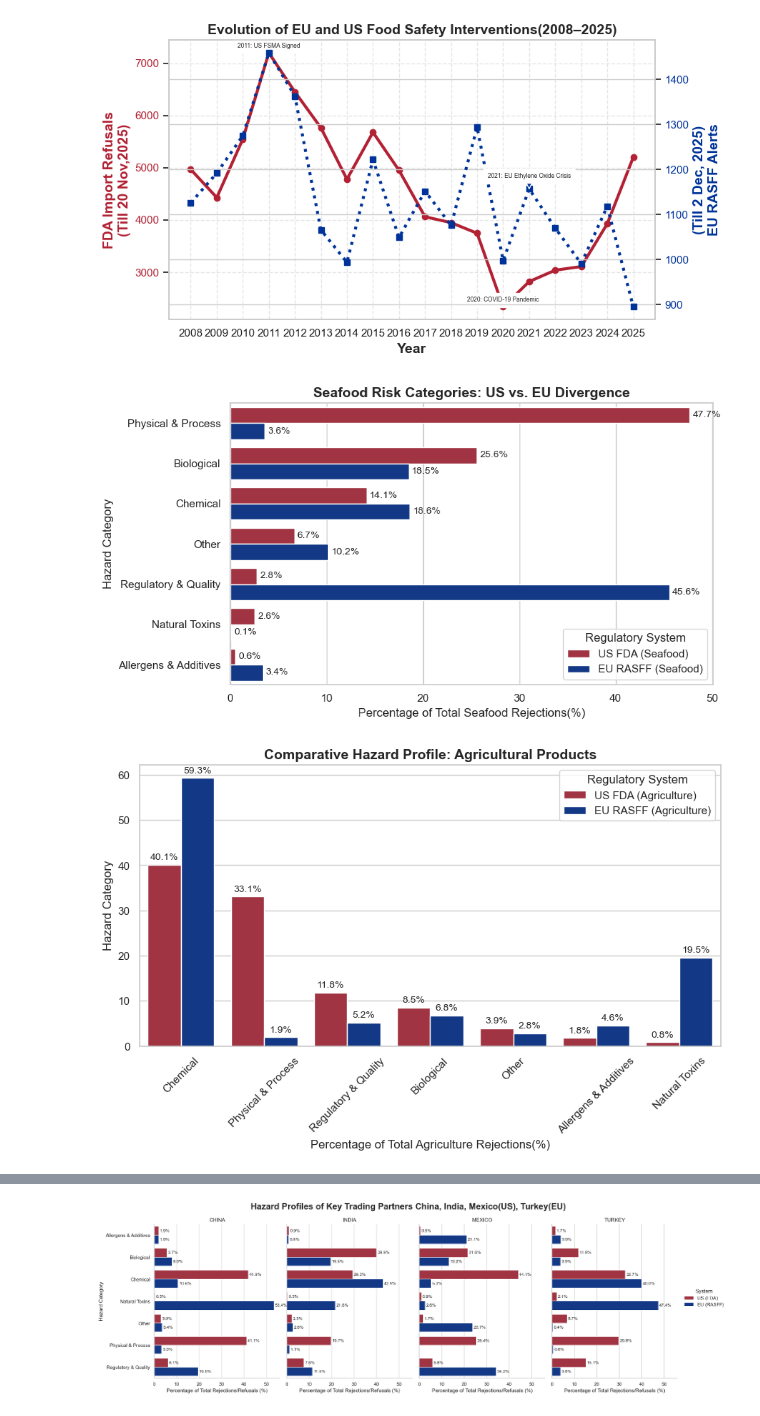
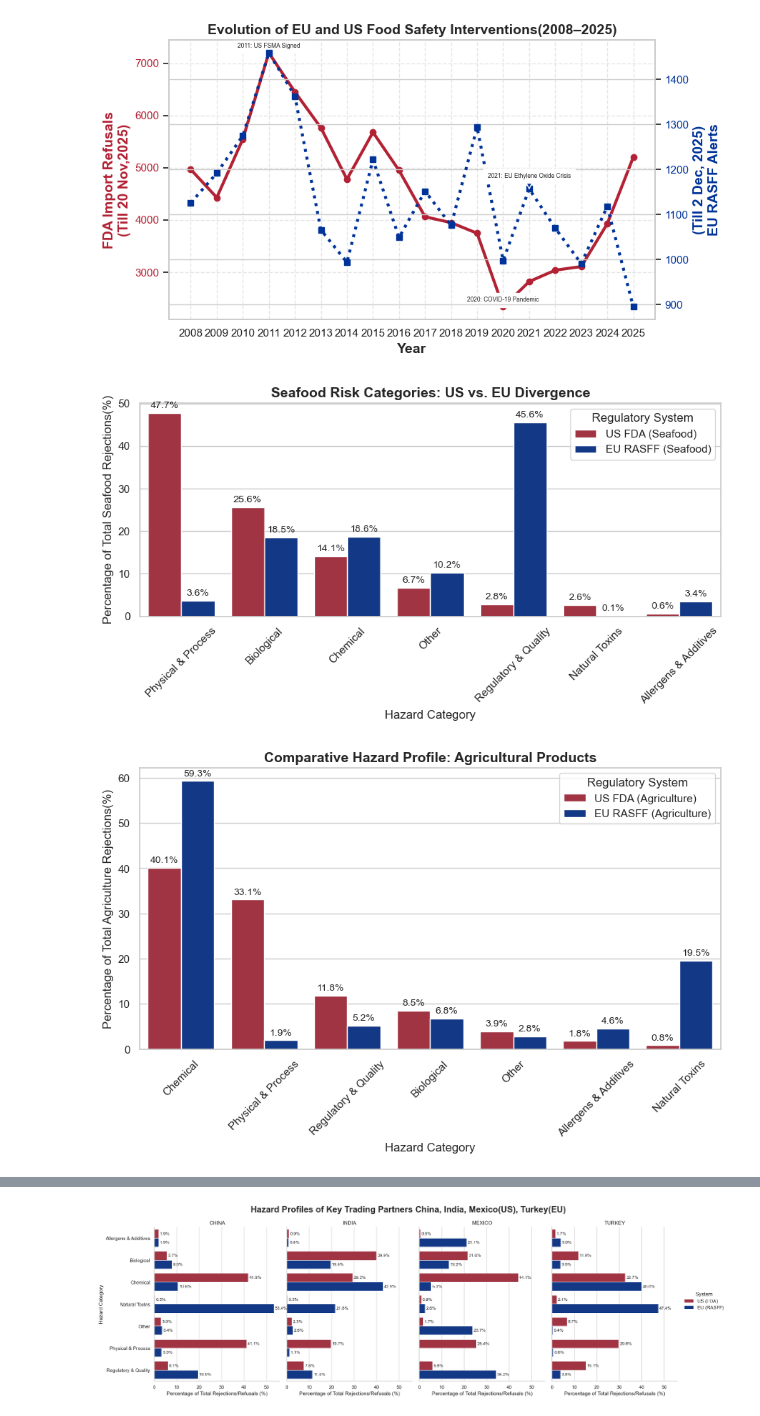
Before and after one commit to shafinahamed9/FDA-RASFF-Comparative-Analysis, a Jupyter notebook: EU_US_Data_Visualization.ipynb, the cells around one changed output, grey strips where cells are left out. Drawn from its saved outputs; the diff is of its cells as text; code cells hidden in the pictures.

```diff
--- a/EU_US_Data_Visualization.ipynb
+++ b/EU_US_Data_Visualization.ipynb
@@ -242,40 +233,41 @@ fda_risks['Source'] = 'US FDA (Seafood)'
 rasff_risks = rasff_vegetable['Hazard_Group'].value_counts(normalize=True).reset_index()
 rasff_risks.columns = ['Hazard_Group', 'Percentage']
 rasff_risks['Source'] = 'EU RASFF (Seafood)'
 
 # Combine
 Vegetable_comparison = pd.concat([fda_risks, rasff_risks])
 Vegetable_comparison['Percentage'] = Vegetable_comparison['Percentage'] * 100
 
 # 3. PLOT THE COMPARISON
 plt.figure(figsize=(9, 5))
 sns.set_theme(style="whitegrid")
 
 ax = sns.barplot(
     data=Vegetable_comparison,
-    y='Hazard_Group',
-    x='Percentage',
+    x='Hazard_Group',
+    y='Percentage',
     hue='Source',
     palette={'EU RASFF (Seafood)': '#003399', 'US FDA (Seafood)': '#B22234'},
-    orient='h'
+    orient='v'
 )
 
 # Add Labels to bars
 for container in ax.containers:
     ax.bar_label(container, fmt='%.1f%%', padding=3, fontsize=10, weight = 300)
 
 
 # Styling
 plt.title('Seafood Risk Categories: US vs. EU Divergence', fontsize=14, fontweight='bold')
-plt.xlabel('Percentage of Total Seafood Rejections(%)', fontsize=12)
-plt.ylabel('Hazard Category', fontsize=12)
+plt.ylabel('Percentage of Total Seafood Rejections(%)', fontsize=12)
+plt.xlabel('Hazard Category', fontsize=12)
 plt.legend(title='Regulatory System')
+plt.xticks(rotation=45)
 
 plt.tight_layout()
-plt.savefig( "SubFigure1_Seafood.png", bbox_inches='tight', dpi = 300)
+plt.savefig( "SubFigure2_Seafood.png", bbox_inches='tight', dpi = 300)
 plt.show()
 # %% [output]
-[figure, old version]
+[figure, new version]
 # %%
 #====================================       FIGURE 6       ====================================
 
@@ -318,8 +310,8 @@ ax = sns.barplot(
 
 # Styling
 plt.title("Comparative Hazard Profile: Agricultural Products", fontsize=14, fontweight='bold')
-plt.xlabel('Percentage of Total Agriculture Rejections(%)', fontsize=12)
-plt.ylabel('Hazard Category', fontsize=12)
+plt.ylabel('Percentage of Total Agriculture Rejections(%)', fontsize=12)
+plt.xlabel('Hazard Category', fontsize=12)
 plt.legend(title='Regulatory System')
 
 # Add Labels
@@ -328,10 +320,10 @@ for container in ax.containers:
 
 plt.tight_layout()
 plt.xticks(rotation=45)
-plt.savefig( "SubFigure2_Agriculture.png", bbox_inches='tight', dpi = 300)
+plt.savefig( "SubFigure3_Agriculture.png", bbox_inches='tight', dpi = 300)
 plt.show()
 # %% [output]
-[figure, old version]
+[figure, new version]
 # %%
 #====================================       FIGURE 7       ====================================
 
```
Also changed, not shown: parts of 5 cells of this notebook, 7 other files.
